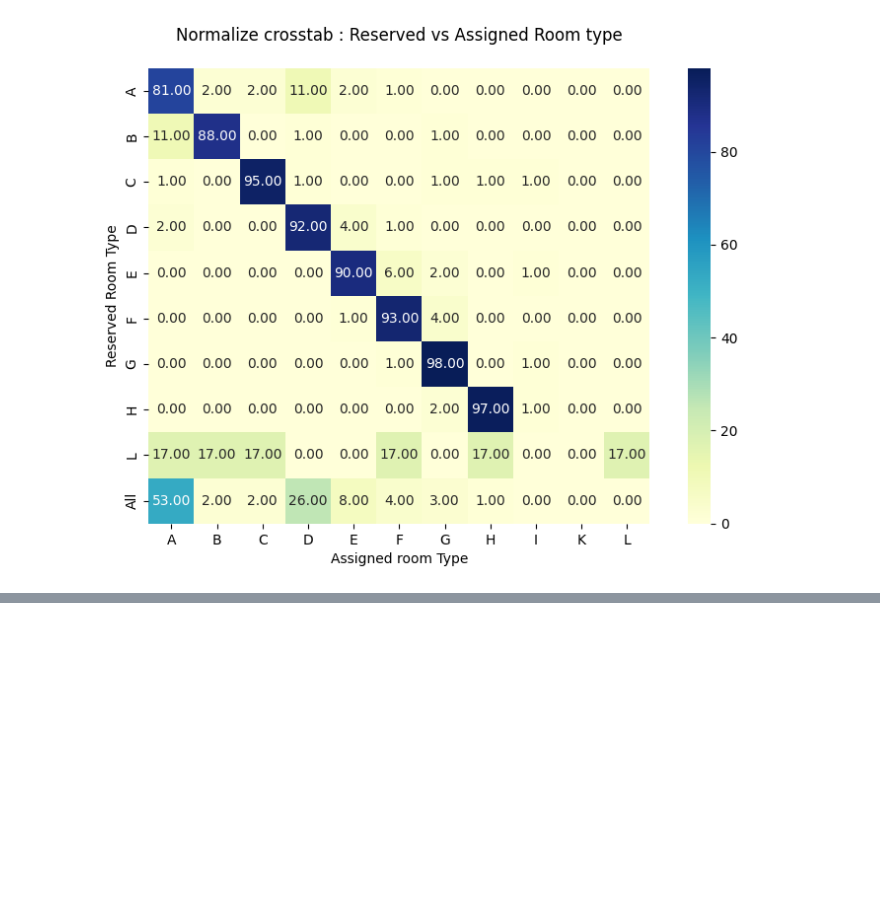
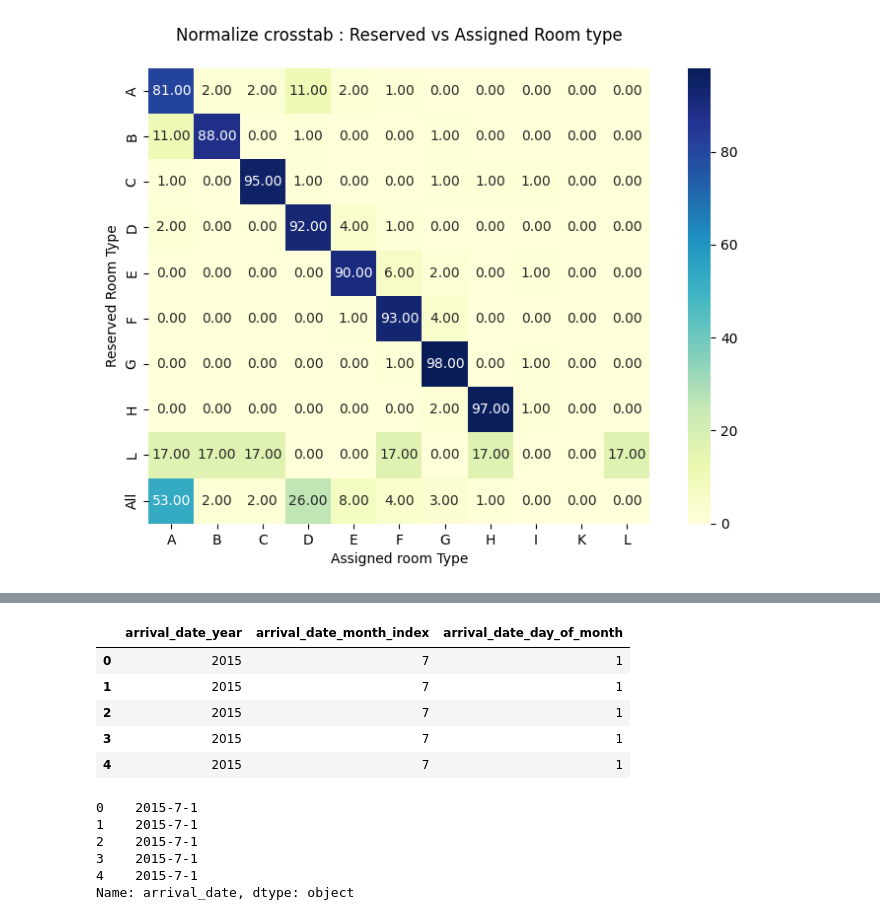
Before and after one commit to Nilanjan2223/Bookin.com, a Jupyter notebook: eda.ipynb, the cells around one changed output, grey strips where cells are left out. Saved outputs shown, nothing was run; the diff lists cells and outputs as text; code cells hidden in the pictures; blank space fills up the shorter version.

```diff
--- a/eda.ipynb
+++ b/eda.ipynb
@@ -230,0 +230,36 @@ The `ci` parameter is deprecated. Use `errorbar=None` for the same effect.
+# %%
+month_mapping = {
+    'January': 1,
+    'February': 2,
+    'March': 3,
+    'April': 4,
+    'May': 5,
+    'June': 6,
+    'July': 7,
+    'August': 8,
+    'September': 9,
+    'October': 10,
+    'November': 11,
+    'December': 12
+}
+
+df['arrival_date_month_index'] = df['arrival_date_month'].replace(month_mapping)
+# %%
+df[['arrival_date_year','arrival_date_month_index', 'arrival_date_day_of_month']].head()
+# %% [output]
+|  | arrival_date_year | arrival_date_month_index | arrival_date_day_of_month |
+| 0 | 2015 | 7 | 1 |
+| 1 | 2015 | 7 | 1 |
+| 2 | 2015 | 7 | 1 |
+| 3 | 2015 | 7 | 1 |
+| 4 | 2015 | 7 | 1 |
+# %%
+df['arrival_date'] = df['arrival_date_year'].astype(str) + '-' + df['arrival_date_month_index'].astype(str) + '-' + df['arrival_date_day_of_month'].astype(str)
+df['arrival_date'].head()
+# %% [output]
+0    2015-7-1
+1    2015-7-1
+2    2015-7-1
+3    2015-7-1
+4    2015-7-1
+Name: arrival_date, dtype: object
```
Also changed, not shown: parts of 8 cells of this notebook.
